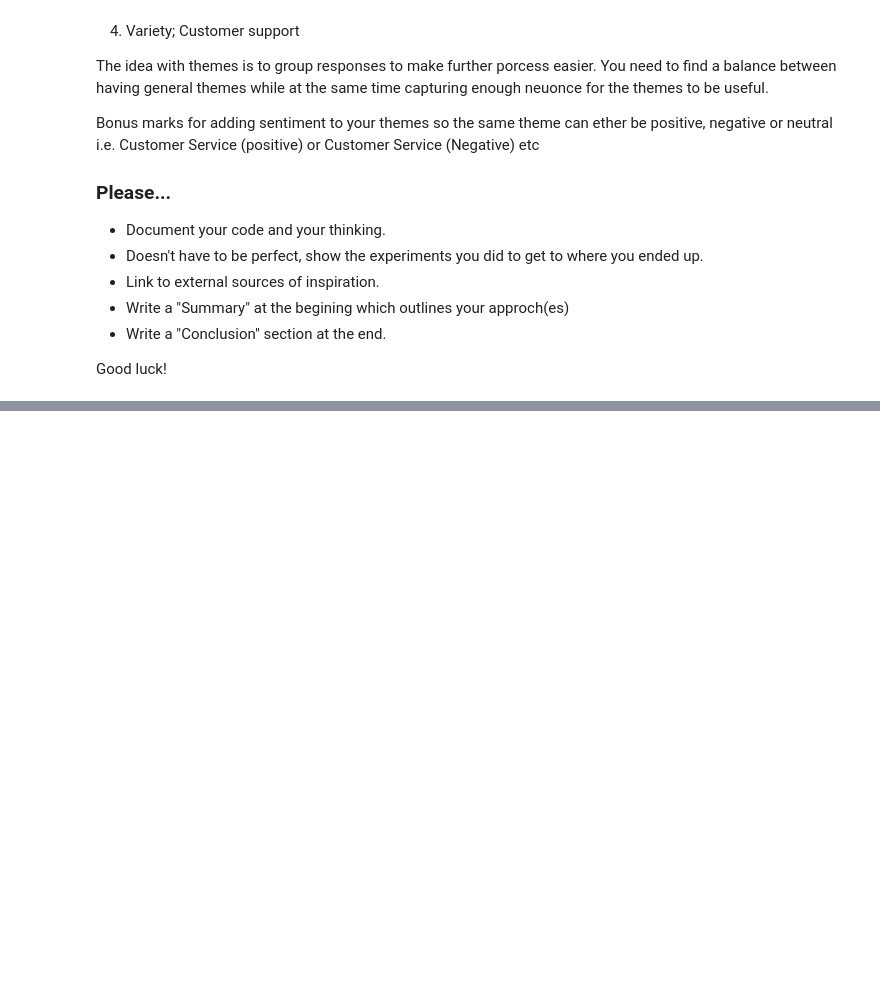
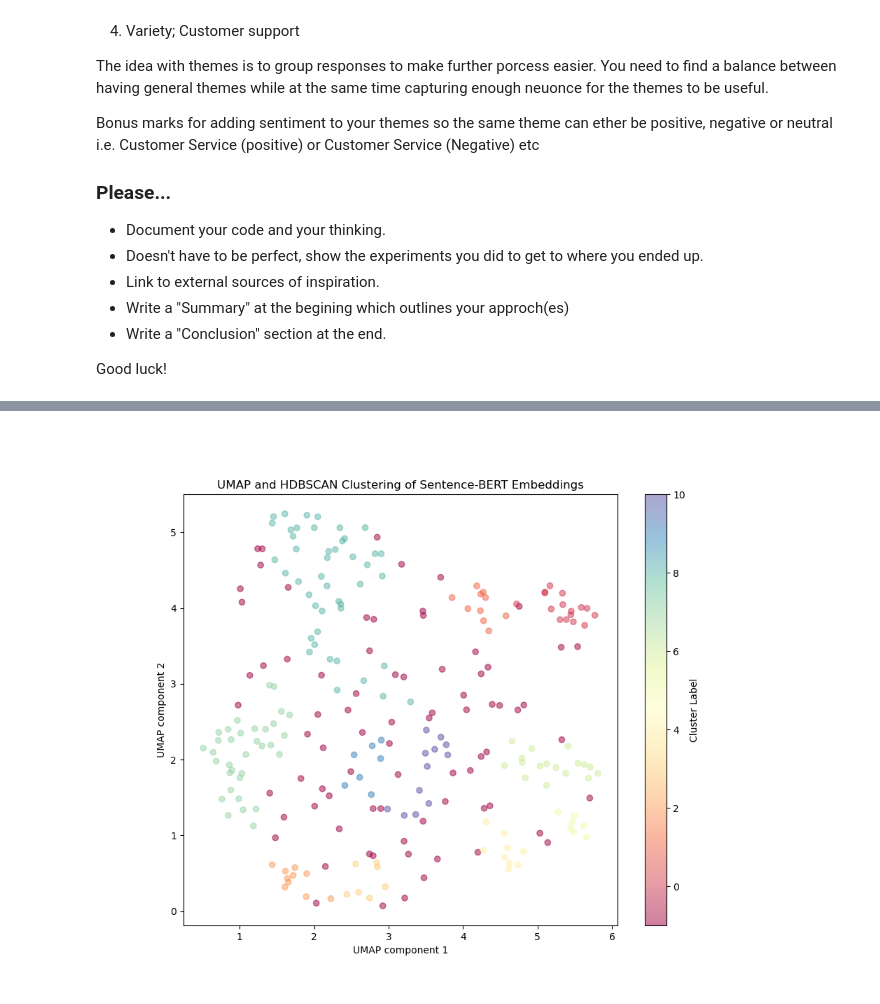
Before and after one commit to foadmarzoughi/test, a Jupyter notebook: theme-counting.ipynb, the cells around one changed output, grey strips where cells are left out. Cells and saved outputs as stored; diff of their text form; code cells hidden in the pictures; blank space fills up the shorter version.

```diff
--- a/theme-counting.ipynb
+++ b/theme-counting.ipynb
@@ -52,11 +61,12 @@ The data is a typical CSV we migth get from a client. Column labels are the surv
 # %%
 import csv
+# The issue is an unterminated string literal in the file path.
+# To fix this, ensure the string is properly closed with a double quote.
 
-with open("walmart.csv") as fp:
+with open("/Users/foadmarzoughi/Documents/workspace/projects/yab-cha/yabble-theme-counting-test/yabble-theme-counting-test/Data/raw/walmart.csv") as fp:
     reader = csv.DictReader(fp)
     data = [row for row in reader]
-
-data[:3]
+data[:2:3]
 # %% [output]
 [{'Session ID': '94f2d4c3-b513-411c-b505-a11290b3f0f5',
   'Date started': '10/02/2022 01:03',
@@ -79,0 +82,4 @@ data[:3]
+# %%
+# Convert the list of dictionaries to a pandas DataFrame
+survey_responses_df = pd.DataFrame(data)
+survey_responses_df.head()
@@ -79,0 +132,4 @@ data[:3]
+# %%
+cols = ['walmart_complaint', 'target_better_than_walmart', 'love_about_walmart', 'gender', 'age_group', 'state', 'who_does_it_better']
+survey_responses_df[cols] = survey_responses_df[cols].replace(r'^\s*$', np.nan, regex=True)
+survey_responses_df
@@ -79,0 +627,49 @@ data[:3]
+# %%
+# To cluster similar sentences and visualize them, we will use UMAP (Uniform Manifold Approximation and Projection) for dimensionality reduction
+# and HDBSCAN (Hierarchical Density-Based Spatial Clustering of Applications with Noise) for clustering. UMAP helps in reducing the dimensions of the data for visualization,
+# while HDBSCAN is a clustering algorithm that can find clusters of varying densities.
+# To enhance the visualization, we can add interactivity to the plot using the `mplcursors` library.
+# This will allow us to hover over each point to see more information about the complaints.
+%matplotlib widget
+import umap
+import hdbscan
+import matplotlib.pyplot as plt
+import mplcursors
+
+
+# Step 1: Reduce dimensions using UMAP
+# UMAP will help us reduce the high-dimensional embeddings to 2D for visualization
+umap_reducer = umap.UMAP(n_components=2, random_state=42)
+embeddings_2d_umap = umap_reducer.fit_transform(embeddings.cpu().numpy())
+
+# Step 2: Cluster the reduced embeddings using HDBSCAN
+# HDBSCAN will find clusters in the data, allowing us to group similar complaints
+clusterer = hdbscan.HDBSCAN(min_cluster_size=5, prediction_data=True)
+cluster_labels = clusterer.fit_predict(embeddings_2d_umap)
+
+
+# Plot the clustered 2D embeddings with interactivity
+plt.figure(figsize=(10, 8))
+scatter = plt.scatter(embeddings_2d_umap[:, 0], embeddings_2d_umap[:, 1], c=cluster_labels, cmap='Spectral', alpha=0.5)
+plt.title('UMAP and HDBSCAN Clustering of Sentence-BERT Embeddings')
+plt.xlabel('UMAP component 1')
+plt.ylabel('UMAP component 2')
+plt.colorbar(label='Cluster Label')
+
+# Add interactive cursor
+cursor = mplcursors.cursor(scatter, hover=True)
+
+# Define what information to display when hovering over a point
+@cursor.connect("add")
+def on_add(sel):
+    x, y = sel.target
+    index = np.where((embeddings_2d_umap[:, 0] == x) & (embeddings_2d_umap[:, 1] == y))[0]
+    if len(index) > 0:
+        i = index[0]
+        sel.annotation.set_text(f"Complaint: {complaints[i]}\nCluster: {cluster_labels[i]}")
+    else:
+        sel.annotation.set_text("No match found")
+
+plt.show()
+# %% [output]
+[figure, added]
```
Also changed, not shown: parts of 67 cells of this notebook, 6 other files.
